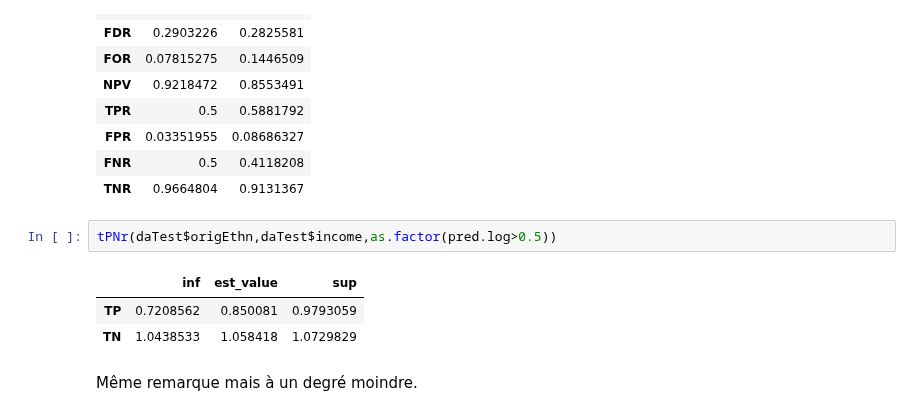
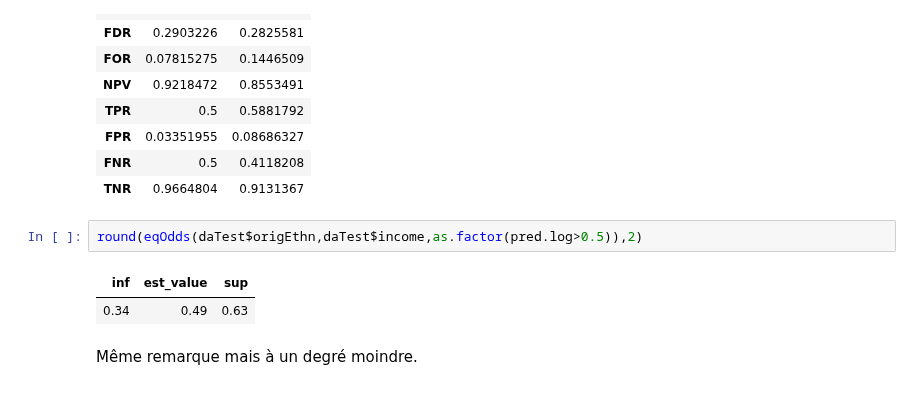
Before and after one commit to wikistat/Fair-ML-4-Ethical-AI, a Jupyter notebook: AdultCensus/AdultCensus-R-biasDetection.ipynb, the cells around one changed output. Saved outputs shown, nothing was run; the diff lists cells and outputs as text.

```diff
--- a/AdultCensus/AdultCensus-R-biasDetection.ipynb
+++ b/AdultCensus/AdultCensus-R-biasDetection.ipynb
@@ -1392,11 +1392,10 @@ fairness2
 | FNR | 0.5 | 0.4118208 |
 | TNR | 0.9664804 | 0.9131367 |
 # %%
-tPNr(daTest$origEthn,daTest$income,as.factor(pred.log>0.5))
+round(eqOdds(daTest$origEthn,daTest$income,as.factor(pred.log>0.5)),2)
 # %% [output]
-|  | inf | est_value | sup |
-| TP | 0.7208562 | 0.850081 | 0.9793059 |
-| TN | 1.0438533 | 1.058418 | 1.0729829 |
+| inf | est_value | sup |
+| 0.34 | 0.49 | 0.63 |
 # %% [markdown]
 Même remarque mais à un degré moindre.
 # %% [markdown]
```
Also changed, not shown: parts of 16 cells of this notebook.
